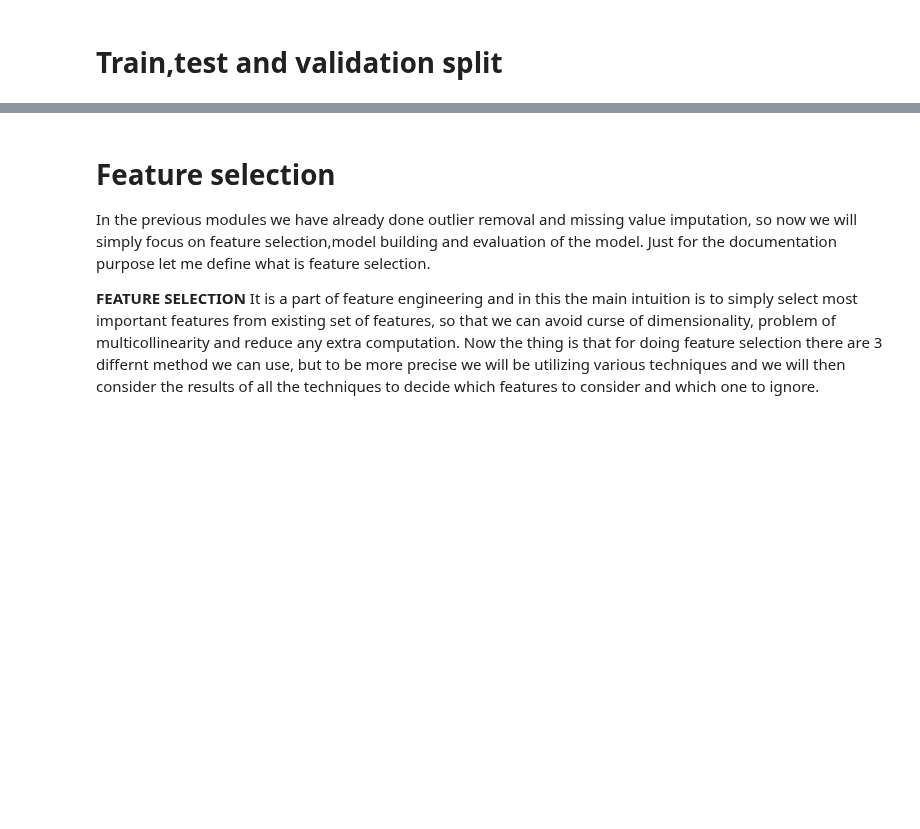
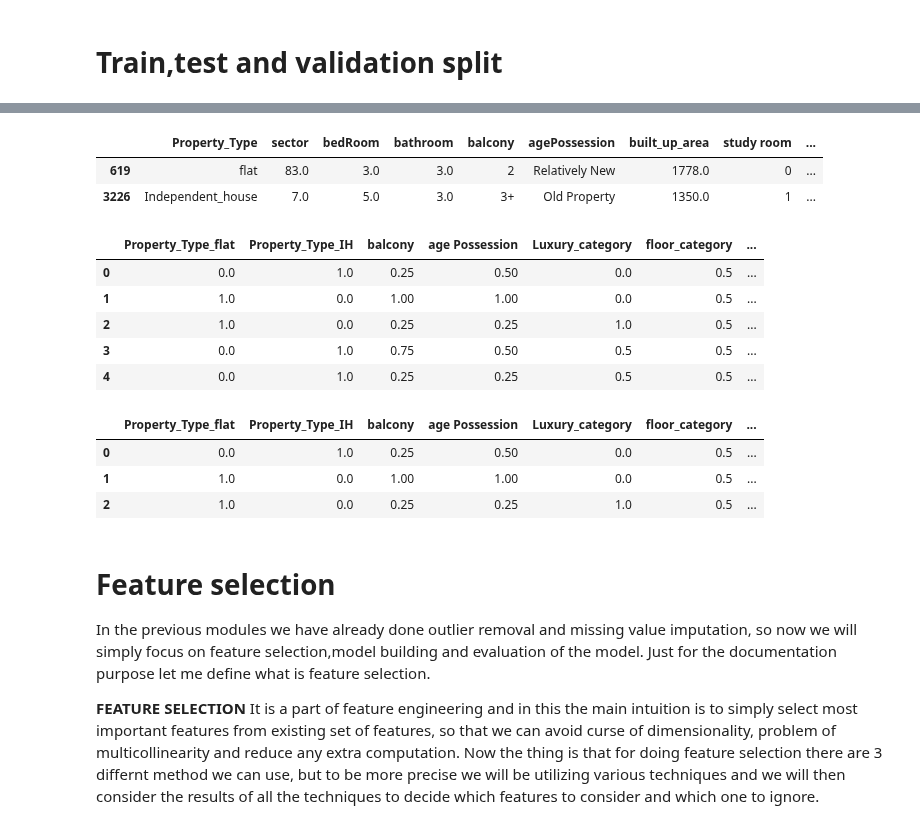
Before and after one commit to yuvraaj2002/AI_Projects, a Jupyter notebook: Find_Home.AI/Notebook_And_Dataset/Model_Building.ipynb, the cells around one changed output, grey strips where cells are left out. Drawn from its saved outputs; the diff is of its cells as text; code cells hidden in the pictures; blank space fills up the shorter version.

Commit message:
Created preprocessing pipeline

```diff
--- a/Find_Home.AI/Notebook_And_Dataset/Model_Building.ipynb
+++ b/Find_Home.AI/Notebook_And_Dataset/Model_Building.ipynb
@@ -102,4 +118,5 @@ plt.show()
 X = df.drop(['price'],axis=1)
 y = df['price']
 
-Train_df,Test_val_df = train_test_split(X,y,train_size = 0.8,shuffle=True)
+X_train,X_test_val,y_train,y_test_val = train_test_split(X,y,train_size = 0.8,shuffle=True)
+X_test,X_val,y_test,y_val = train_test_split(X_test_val,y_test_val,train_size=0.8,shuffle=True)
@@ -108,3 +134,60 @@ Train_df,Test_val_df = train_test_split(X,y,train_size = 0.8,shuffle=True)
+# %%
+X_train.head(2)
+# %% [output]
+|  | Property_Type | sector | bedRoom | bathroom | balcony | agePossession | built_up_area | study room | ... |
+| 619 | flat | 83.0 | 3.0 | 3.0 | 2 | Relatively New | 1778.0 | 0 | ... |
+| 3226 | Independent_house | 7.0 | 5.0 | 3.0 | 3+ | Old Property | 1350.0 | 1 | ... |
+# %%
+# Column transformer for doing ordinal and nominal encoding
+encoding_transformer = ColumnTransformer(transformers = [('Encode_PropT',OneHotEncoder(handle_unknown='ignore'),[0]),
+
+                                                         ('Encode_balcony',OrdinalEncoder(categories=[Price_comparision_balcony.index],
+                                                        handle_unknown="use_encoded_value",unknown_value = np.nan),[4]),
+
+                                                        ('Encode_AgeP',OrdinalEncoder(categories=[Price_comparision_ap.index],
+                                                        handle_unknown="use_encoded_value",unknown_value = np.nan),[5]),
+
+                                                         ('Encode_Lux',OrdinalEncoder(categories=[['Low','Medium','High']],
+                                                        handle_unknown="use_encoded_value",unknown_value = np.nan),[13]),
+
+                                                         ('Encode_Floor',OrdinalEncoder(categories=[Price_comparision_fc.index],
+                                                    handle_unknown="use_encoded_value",unknown_value = np.nan),[14])],remainder='passthrough')
+
+# Column transformer for doing feature scaling
+scaling_transformer = ColumnTransformer(transformers = [('MinMaxScaling',MinMaxScaler(copy=False),[0,1,2,3,4,5,6,7,8,9,10,11,12,13,14,15])
+                                                       ],remainder='passthrough')
+
+
+# Stacking column transformers to create a pipeline
+pipeline = Pipeline(steps = [('Ordinal Encoding',encoding_transformer),
+                            ('Feature scaling',scaling_transformer)],memory='Temp')
+# %%
+# Processing the input data
+X_train = pipeline.fit_transform(X_train,y_train)
+# %%
+Cols_After_Processing = [
+    "Property_Type_flat","Property_Type_IH","balcony","age Possession","Luxury_category","floor_category","sector","bedRoom","bathroom",
+    "built_up_area","study room","servant room","store room","pooja room","others","furnishing_type"]
+
+# Again creating a dataframe for further analysis and feature selection
+X_train = pd.DataFrame(X_train,columns = Cols_After_Processing)
+# %%
+X_train.head(5)
+# %% [output]
+|  | Property_Type_flat | Property_Type_IH | balcony | age Possession | Luxury_category | floor_category | ... |
+| 0 | 0.0 | 1.0 | 0.25 | 0.50 | 0.0 | 0.5 | ... |
+| 1 | 1.0 | 0.0 | 1.00 | 1.00 | 0.0 | 0.5 | ... |
+| 2 | 1.0 | 0.0 | 0.25 | 0.25 | 1.0 | 0.5 | ... |
+| 3 | 0.0 | 1.0 | 0.75 | 0.50 | 0.5 | 0.5 | ... |
+| 4 | 0.0 | 1.0 | 0.25 | 0.25 | 0.5 | 0.5 | ... |
+# %%
+Check_df = pd.concat([X_train,y_train],axis=1)
+Check_df.head(3)
+# %% [output]
+|  | Property_Type_flat | Property_Type_IH | balcony | age Possession | Luxury_category | floor_category | ... |
+| 0 | 0.0 | 1.0 | 0.25 | 0.50 | 0.0 | 0.5 | ... |
+| 1 | 1.0 | 0.0 | 1.00 | 1.00 | 0.0 | 0.5 | ... |
+| 2 | 1.0 | 0.0 | 0.25 | 0.25 | 1.0 | 0.5 | ... |
 # %% [markdown]
 # Feature selection
 In the previous modules we have already done outlier removal and missing value imputation, so now we will simply focus on feature selection,model building and evaluation of the model. Just for the documentation purpose let me define what is feature selection.
```
Also changed, not shown: parts of 6 cells of this notebook.
